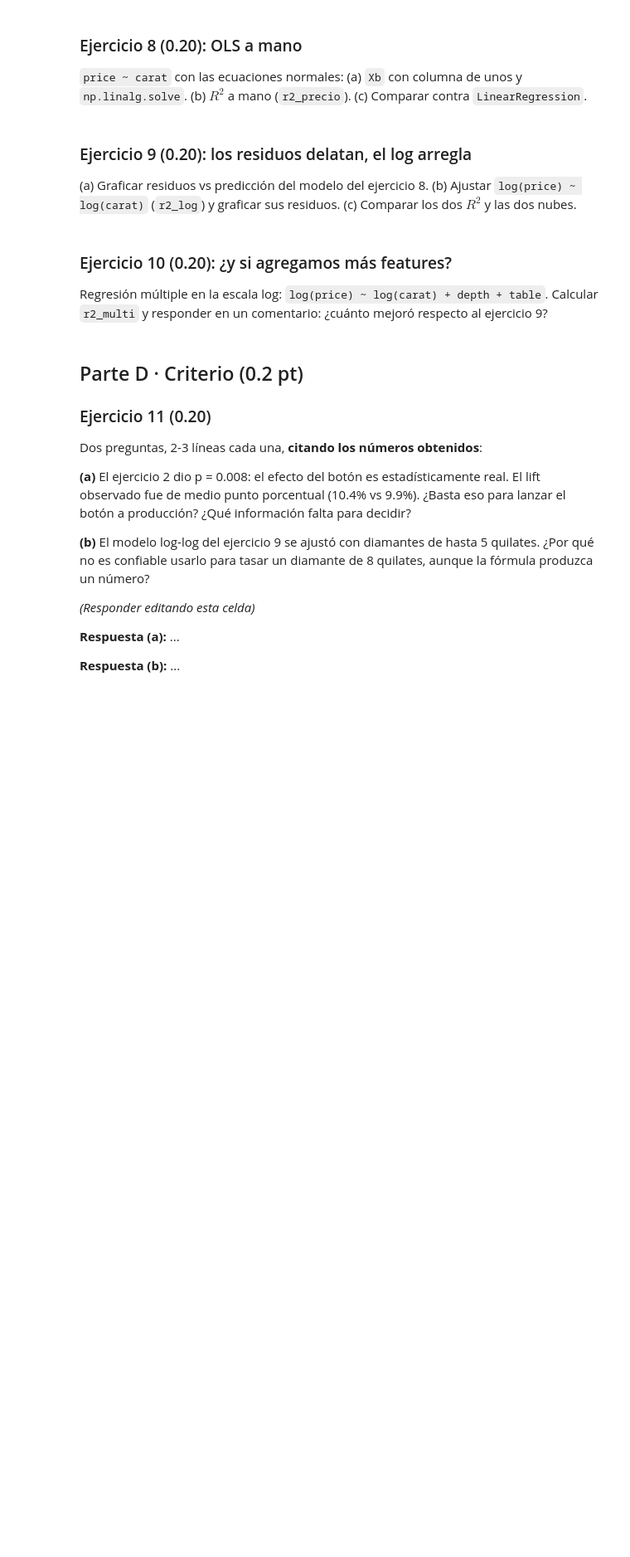
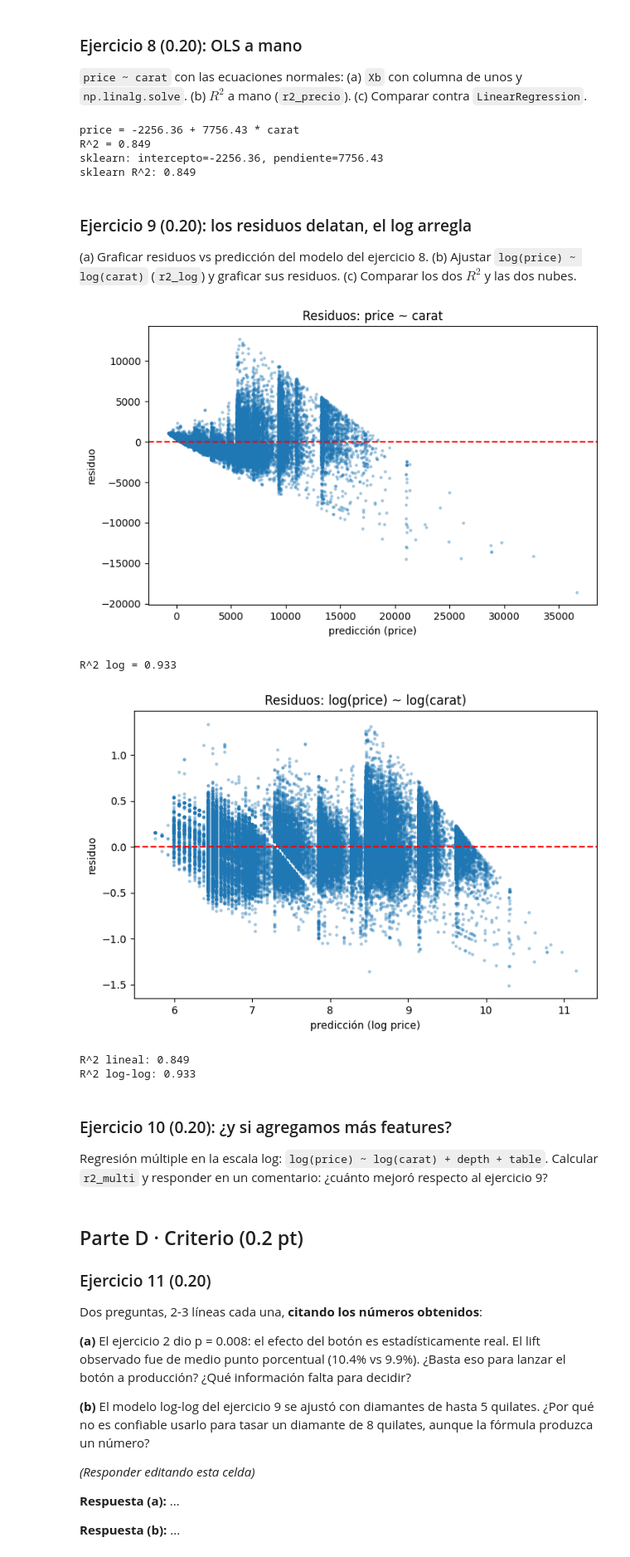
Before and after one commit to Panito115/DataScience, a Jupyter notebook: HDT3.ipynb, the cells around one changed output. Shown at 83% size. Cells and saved outputs as stored; diff of their text form; code cells hidden in the pictures; blank space fills up the shorter version.

```diff
--- a/HDT3.ipynb
+++ b/HDT3.ipynb
@@ -236,8 +270,33 @@ y_p = diamonds["price"].to_numpy(float)
 
 # ¿Qué va aquí?
 
+# (a) Ecuaciones normales
+n = len(x_c)
+X = np.column_stack([np.ones(n), x_c])   # columna de unos + carat
+beta = np.linalg.solve(X.T @ X, X.T @ y_p)
+b0, b1 = beta
+print(f"price = {b0:.2f} + {b1:.2f} * carat")
+
+# (b) R^2 a mano
+y_pred = X @ beta
+ss_res = np.sum((y_p - y_pred) ** 2)
+ss_tot = np.sum((y_p - y_p.mean()) ** 2)
+r2_precio = 1 - ss_res / ss_tot
+print(f"R^2 = {r2_precio:.3f}")
+
+# (c) Comparar contra LinearRegression
+modelo = LinearRegression()
+modelo.fit(x_c.reshape(-1, 1), y_p)
+print(f"sklearn: intercepto={modelo.intercept_:.2f}, pendiente={modelo.coef_[0]:.2f}")
+print(f"sklearn R^2: {modelo.score(x_c.reshape(-1, 1), y_p):.3f}")
+
 # Verificación (descomentar):
-# assert round(r2_precio, 3) == 0.849
+assert round(r2_precio, 3) == 0.849
+# %% [output]
+price = -2256.36 + 7756.43 * carat
+R^2 = 0.849
+sklearn: intercepto=-2256.36, pendiente=7756.43
+sklearn R^2: 0.849
 # %% [markdown]
 ### Ejercicio 9 (0.20): los residuos delatan, el log arregla
 
@@ -245,10 +304,55 @@ y_p = diamonds["price"].to_numpy(float)
 # %%
 # ¿Qué va aquí?
 # Pista: np.log para ambas variables; el patrón del gráfico
 # de residuos está en el notebook de la sesión 8.5
 
+# (a) Residuos del modelo del ejercicio 8
+residuos_lineal = y_p - y_pred   # y_pred viene del ejercicio 8
+
+plt.figure(figsize=(8, 5))
+plt.scatter(y_pred, residuos_lineal, alpha=0.3, s=5)
+plt.axhline(0, color="red", linestyle="--")
+plt.xlabel("predicción (price)")
+plt.ylabel("residuo")
+plt.title("Residuos: price ~ carat")
+plt.show()
+
+# (b) Ajustar log(price) ~ log(carat)
+log_carat = np.log(x_c)
+log_price = np.log(y_p)
+
+X_log = np.column_stack([np.ones(n), log_carat])
+beta_log = np.linalg.solve(X_log.T @ X_log, X_log.T @ log_price)
+b0_log, b1_log = beta_log
+
+log_pred = X_log @ beta_log
+ss_res_log = np.sum((log_price - log_pred) ** 2)
+ss_tot_log = np.sum((log_price - log_price.mean()) ** 2)
+r2_log = 1 - ss_res_log / ss_tot_log
+print(f"R^2 log = {r2_log:.3f}")
+
+residuos_log = log_price - log_pred
+
+plt.figure(figsize=(8, 5))
+plt.scatter(log_pred, residuos_log, alpha=0.3, s=5)
+plt.axhline(0, color="red", linestyle="--")
+plt.xlabel("predicción (log price)")
+plt.ylabel("residuo")
+plt.title("Residuos: log(price) ~ log(carat)")
+plt.show()
+
+# (c) Comparar R^2 y las nubes de puntos
+print(f"R^2 lineal: {r2_precio:.3f}")
+print(f"R^2 log-log: {r2_log:.3f}")
+
 # Verificación (descomentar):
-# assert round(r2_log, 3) == 0.933
+assert round(r2_log, 3) == 0.933
+# %% [output]
+[figure, added]
+R^2 log = 0.933
+[figure, added]
+R^2 lineal: 0.849
+R^2 log-log: 0.933
 # %% [markdown]
 ### Ejercicio 10 (0.20): ¿y si agregamos más features?
 
```
Also changed, not shown: parts of 1 cell of this notebook.
